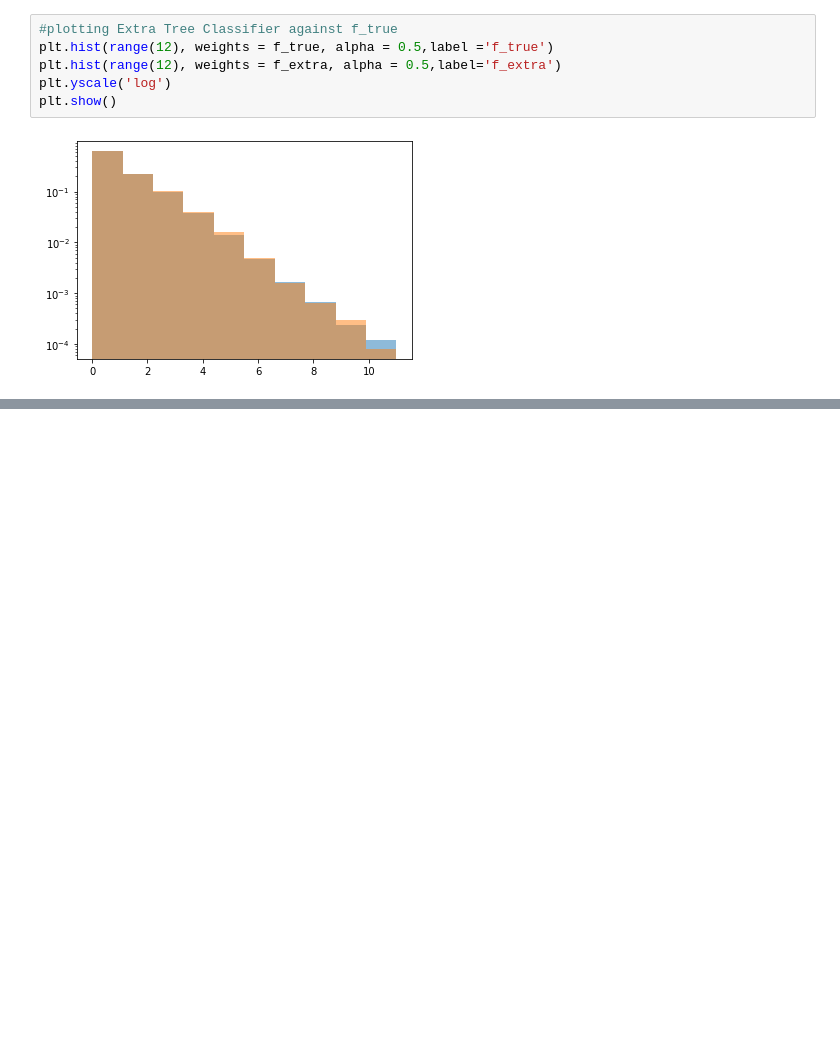
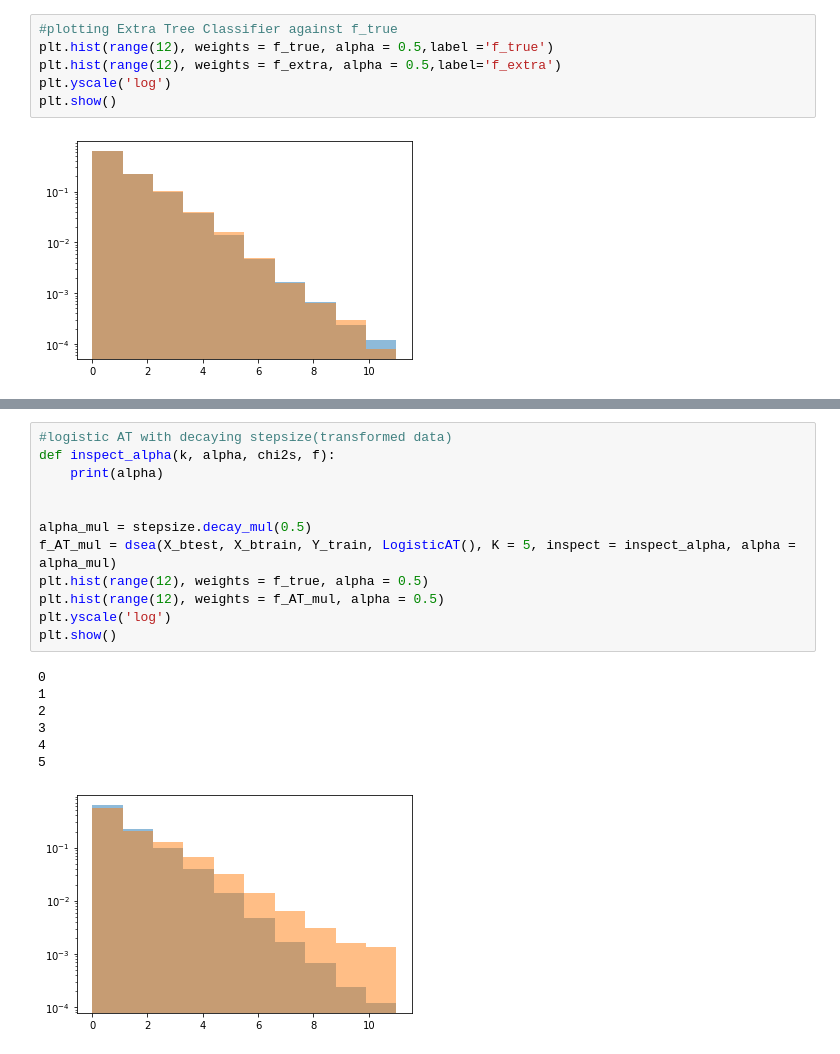
Before and after one commit to janjaek/DSEA-test, a Jupyter notebook: dsea_mord.ipynb, the cells around one changed output, grey strips where cells are left out. Saved outputs shown, nothing was run; the diff lists cells and outputs as text; blank space fills up the shorter version.

```diff
--- a/dsea_mord.ipynb
+++ b/dsea_mord.ipynb
@@ -185,0 +209,20 @@ plt.show()
+# %%
+#logistic AT with decaying stepsize(transformed data)
+def inspect_alpha(k, alpha, chi2s, f):
+    print(alpha)
+
+
+alpha_mul = stepsize.decay_mul(0.5)
+f_AT_mul = dsea(X_btest, X_btrain, Y_train, LogisticAT(), K = 5, inspect = inspect_alpha, alpha = alpha_mul)
+plt.hist(range(12), weights = f_true, alpha = 0.5)
+plt.hist(range(12), weights = f_AT_mul, alpha = 0.5)
+plt.yscale('log')
+plt.show()
+# %% [output]
+0
+1
+2
+3
+4
+5
+[figure, added]
```
Also changed, not shown: parts of 19 cells of this notebook.
